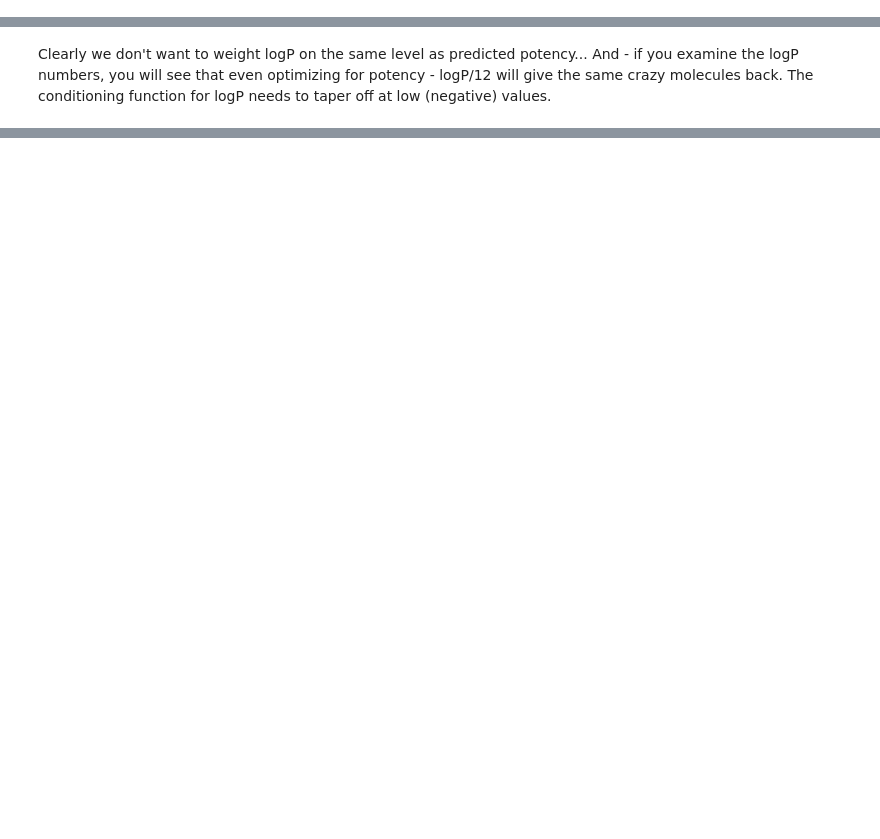
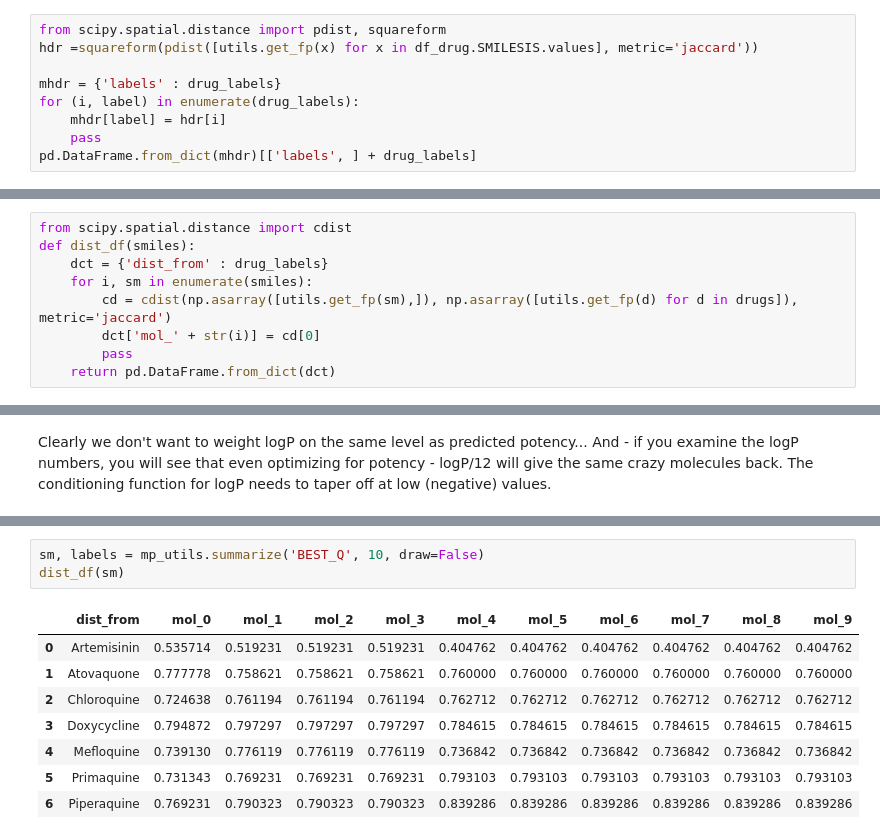
Before and after one commit to owatson/sherlock, a Jupyter notebook: notebooks/Malaria research PT1 - Tres Cantos Data.ipynb, the cells around one changed output, grey strips where cells are left out. Cells and saved outputs as stored; diff of their text form; blank space fills up the shorter version.

```diff
--- a/notebooks/Malaria research PT1 - Tres Cantos Data.ipynb
+++ b/notebooks/Malaria research PT1 - Tres Cantos Data.ipynb
@@ -426,0 +434,9 @@ Chem.Draw.MolsToGridImage([Chem.MolFromSmiles(x) for x in drugs],
+# %%
+from scipy.spatial.distance import pdist, squareform
+hdr =squareform(pdist([utils.get_fp(x) for x in df_drug.SMILESIS.values], metric='jaccard'))
+
+mhdr = {'labels' : drug_labels}
+for (i, label) in enumerate(drug_labels):
+    mhdr[label] = hdr[i]
+    pass
+pd.DataFrame.from_dict(mhdr)[['labels', ] + drug_labels]
@@ -427,3 +452,12 @@ Chem.Draw.MolsToGridImage([Chem.MolFromSmiles(x) for x in drugs],
+# %%
+from scipy.spatial.distance import cdist
+def dist_df(smiles):
+    dct = {'dist_from' : drug_labels}
+    for i, sm in enumerate(smiles):
+        cd = cdist(np.asarray([utils.get_fp(sm),]), np.asarray([utils.get_fp(d) for d in drugs]), metric='jaccard')
+        dct['mol_' + str(i)] = cd[0]
+        pass
+    return pd.DataFrame.from_dict(dct)
 # %% [markdown]
 ### 3.1  10 Most potent drugs...
 
@@ -457,0 +509,12 @@ mp_utils.summarize('BEST_Q', 10)
+# %%
+sm, labels = mp_utils.summarize('BEST_Q', 10, draw=False)
+dist_df(sm)
+# %% [output]
+|  | dist_from | mol_0 | mol_1 | mol_2 | mol_3 | mol_4 | mol_5 | mol_6 | mol_7 | mol_8 | mol_9 |
+| 0 | Artemisinin | 0.535714 | 0.519231 | 0.519231 | 0.519231 | 0.404762 | 0.404762 | 0.404762 | 0.404762 | 0.404762 | 0.404762 |
+| 1 | Atovaquone | 0.777778 | 0.758621 | 0.758621 | 0.758621 | 0.760000 | 0.760000 | 0.760000 | 0.760000 | 0.760000 | 0.760000 |
+| 2 | Chloroquine | 0.724638 | 0.761194 | 0.761194 | 0.761194 | 0.762712 | 0.762712 | 0.762712 | 0.762712 | 0.762712 | 0.762712 |
+| 3 | Doxycycline | 0.794872 | 0.797297 | 0.797297 | 0.797297 | 0.784615 | 0.784615 | 0.784615 | 0.784615 | 0.784615 | 0.784615 |
+| 4 | Mefloquine | 0.739130 | 0.776119 | 0.776119 | 0.776119 | 0.736842 | 0.736842 | 0.736842 | 0.736842 | 0.736842 | 0.736842 |
+| 5 | Primaquine | 0.731343 | 0.769231 | 0.769231 | 0.769231 | 0.793103 | 0.793103 | 0.793103 | 0.793103 | 0.793103 | 0.793103 |
+| 6 | Piperaquine | 0.769231 | 0.790323 | 0.790323 | 0.790323 | 0.839286 | 0.839286 | 0.839286 | 0.839286 | 0.839286 | 0.839286 |
```
Also changed, not shown: parts of 30 cells of this notebook.
